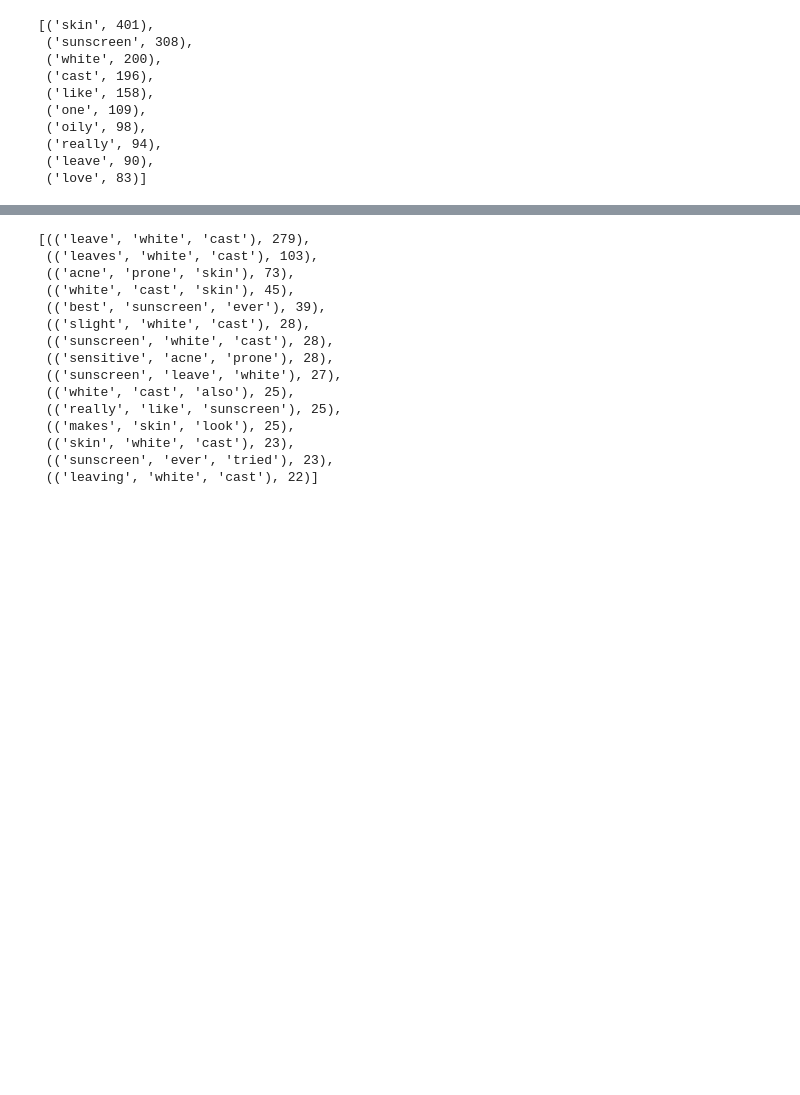
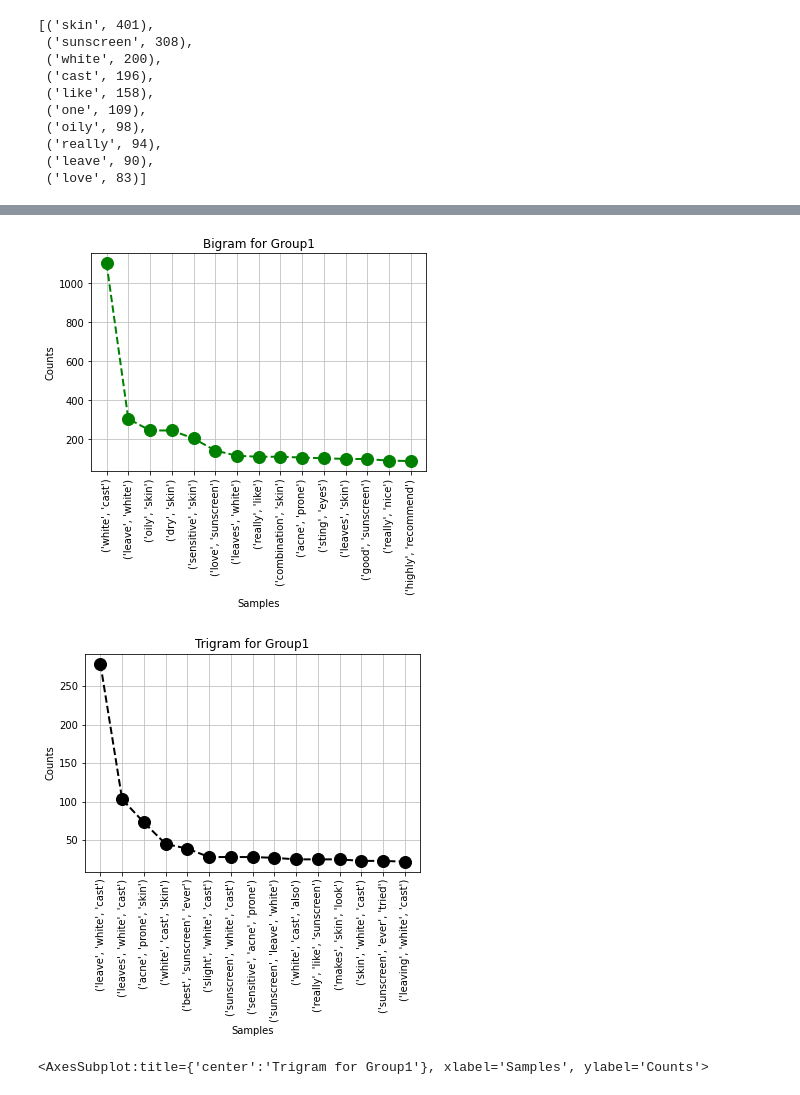
Before and after one commit to johnwalkington/fun-in-the-sun, a Jupyter notebook: Code/Skin_plot_and_nltk.ipynb, the cells around one changed output, grey strips where cells are left out. Drawn from its saved outputs; the diff is of its cells as text; code cells hidden in the pictures; blank space fills up the shorter version.

```diff
--- a/Code/Skin_plot_and_nltk.ipynb
+++ b/Code/Skin_plot_and_nltk.ipynb
@@ -153,58 +153,46 @@ Text(0, 0.5, 'Frequency')
 # %%
 # Making bigram and trigram for group1
 
 from nltk.corpus import stopwords
 
 df=pd.read_csv(os.path.join("Data","Skin_wreviews_cleaned.csv"))
 
 Group1_df= df[df['Skin_Tone'].str.contains("Fair|Light|Light Medium|Medium")].iloc[:, 1:]
 Group1_df=Group1_df.reset_index()[['Product_ID','Comment','Skin_Tone']]
 Group1_comment = list(Group1_df['Comment'])
 
 stop = stopwords.words('English')
 
-bilist = FreqDist()
-trilist = FreqDist()
+bilist1 = FreqDist()
+trilist1 = FreqDist()
 
 for sentence1 in Group1_comment:
-        words = nltk.word_tokenize(sentence1)
-        words = [w for w in words if w not in stop]
-        list1 = ' '.join(words)
-        words = word_tokenize(list1)
-        words = [re.sub('[^A-Za-z0-9]+', '', w) for w in words]
-        words = [w for w in words if w]
+        words1 = nltk.word_tokenize(sentence1)
+        words1 = [w for w in words1 if w not in stop]
+        list1 = ' '.join(words1)
+        words1 = word_tokenize(list1)
+        words1 = [re.sub('[^A-Za-z0-9]+', '', w) for w in words1]
+        words1 = [w for w in words1 if w]
 
 #         bilist_1=(pd.Series(nltk.nrams(words, 2)).value_counts())[:20]
 #         trilist_1=(pd.Series(nltk.ngrams(words, 3)).value_counts())[:20]
 
 
-        for word in list(nltk.bigrams(words)):
-            bilist[word] += 1
+        for word1 in list(nltk.bigrams(words1)):
+            bilist1[word1] += 1
 
-        for word in list(nltk.trigrams(words)):
-            trilist[word] += 1
+        for word1 in list(nltk.trigrams(words1)):
+            trilist1[word1] += 1
 
 
-bilist.most_common(15)
-trilist.most_common(15)
+bilist1.most_common(15)
+bilist1.plot(15, title="Bigram for Group1",color='green', marker='o', linestyle='dashed', linewidth=2, markersize=12)
 
-# bigrams_series = (pd.Series(nltk.ngrams(words, 2)).value_counts())[:12]
-# trigrams_series = (pd.Series(nltk.ngrams(words, 3)).value_counts())[:12]
 
-# bigrams_series.sort_values().plot.barh(color='blue', width=.9, figsize=(12, 8))
+
+trilist1.most_common(15)
+trilist1.plot(15, title="Trigram for Group1", color='black', marker='o', linestyle='dashed', linewidth=2, markersize=12)
 # %% [output]
+[figure, added]
+[figure, added]
-[(('leave', 'white', 'cast'), 279),
- (('leaves', 'white', 'cast'), 103),
- (('acne', 'prone', 'skin'), 73),
- (('white', 'cast', 'skin'), 45),
- (('best', 'sunscreen', 'ever'), 39),
- (('slight', 'white', 'cast'), 28),
- (('sunscreen', 'white', 'cast'), 28),
- (('sensitive', 'acne', 'prone'), 28),
- (('sunscreen', 'leave', 'white'), 27),
- (('white', 'cast', 'also'), 25),
- (('really', 'like', 'sunscreen'), 25),
- (('makes', 'skin', 'look'), 25),
- (('skin', 'white', 'cast'), 23),
- (('sunscreen', 'ever', 'tried'), 23),
- (('leaving', 'white', 'cast'), 22)]
+<AxesSubplot:title={'center':'Trigram for Group1'}, xlabel='Samples', ylabel='Counts'>
```
Also changed, not shown: parts of 7 cells of this notebook.
